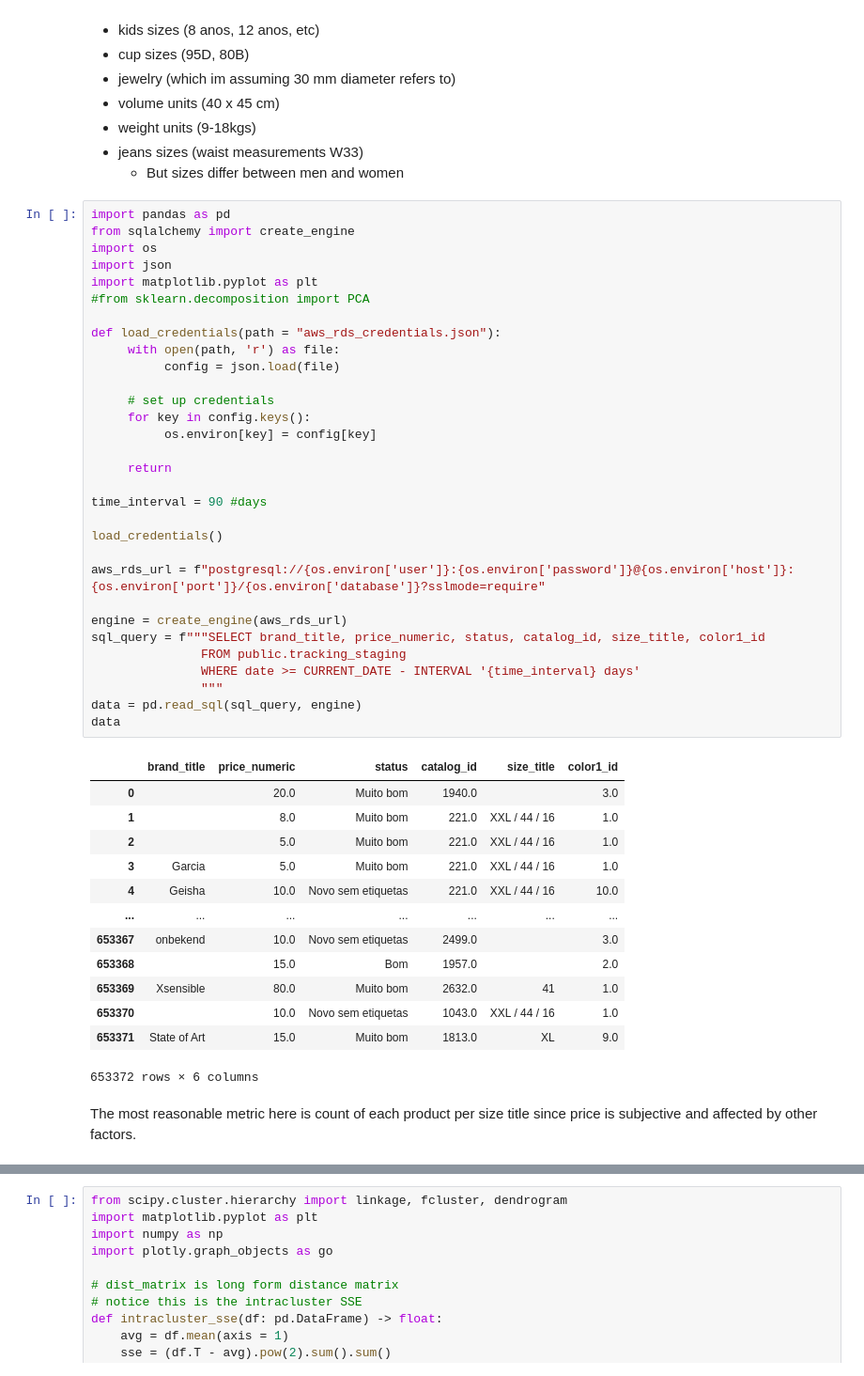
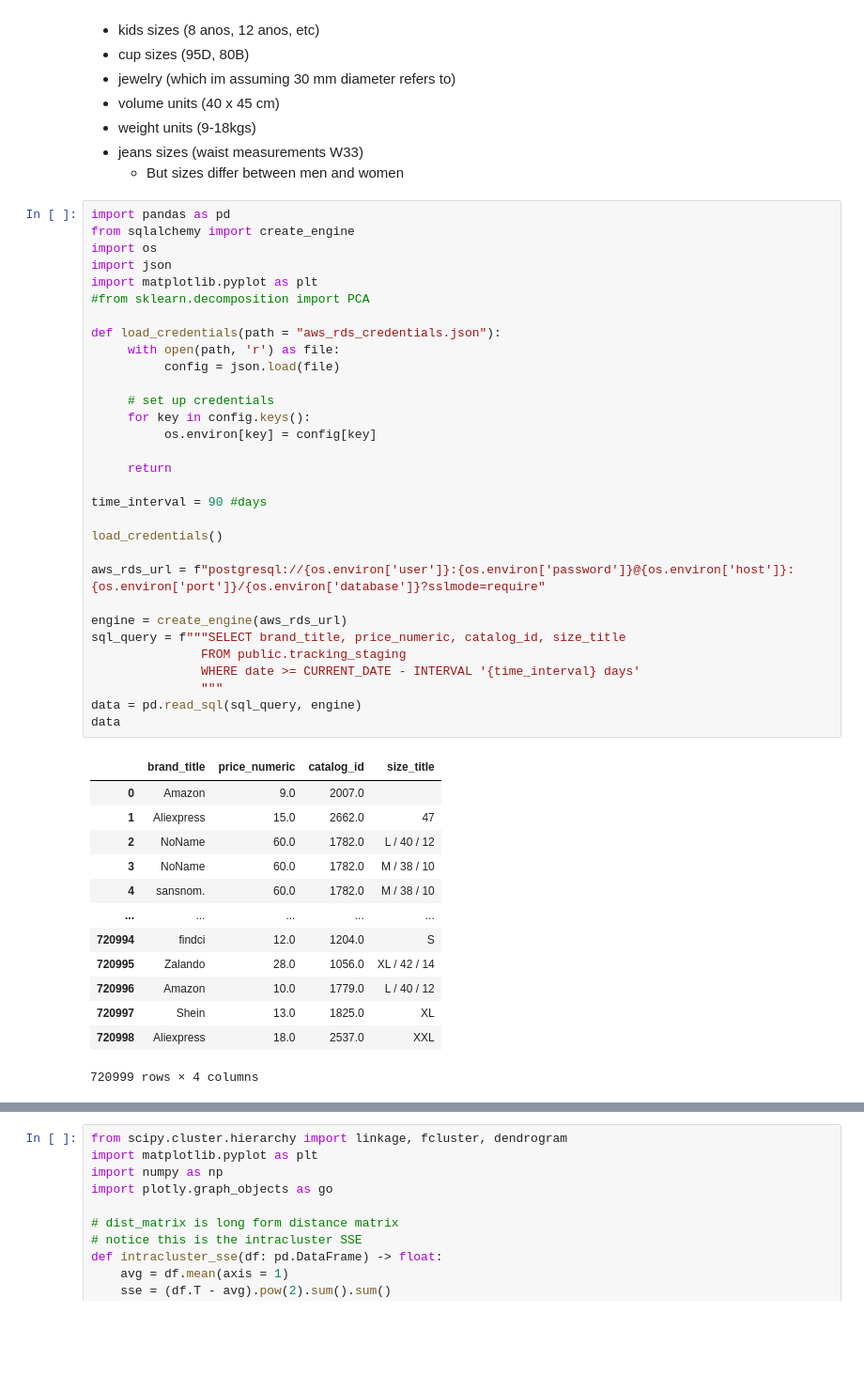
Before and after one commit to lmao420blazeit/vinted-streamlit-container, a Jupyter notebook: notebooks/catalog_clustering.ipynb, the cells around one changed output, grey strips where cells are left out. Shown at 94% size. Drawn from its saved outputs; the diff is of its cells as text; blank space fills up the shorter version.

Commit message:
documenting catalog_clustering

```diff
--- a/notebooks/catalog_clustering.ipynb
+++ b/notebooks/catalog_clustering.ipynb
@@ -36,46 +36,44 @@ As an example:
 import pandas as pd
 from sqlalchemy import create_engine
 import os
 import json
 import matplotlib.pyplot as plt
 #from sklearn.decomposition import PCA
 
 def load_credentials(path = "aws_rds_credentials.json"):
      with open(path, 'r') as file:
           config = json.load(file)
 
      # set up credentials
      for key in config.keys():
           os.environ[key] = config[key]
 
      return
 
 time_interval = 90 #days
 
 load_credentials()
 
 aws_rds_url = f"postgresql://{os.environ['user']}:{os.environ['password']}@{os.environ['host']}:{os.environ['port']}/{os.environ['database']}?sslmode=require"
 
 engine = create_engine(aws_rds_url)
-sql_query = f"""SELECT brand_title, price_numeric, status, catalog_id, size_title, color1_id
+sql_query = f"""SELECT brand_title, price_numeric, catalog_id, size_title
                FROM public.tracking_staging
                WHERE date >= CURRENT_DATE - INTERVAL '{time_interval} days'
                """
 data = pd.read_sql(sql_query, engine)
 data
 # %% [output]
-|  | brand_title | price_numeric | status | catalog_id | size_title | color1_id |
-| 0 |  | 20.0 | Muito bom | 1940.0 |  | 3.0 |
-| 1 |  | 8.0 | Muito bom | 221.0 | XXL / 44 / 16 | 1.0 |
-| 2 |  | 5.0 | Muito bom | 221.0 | XXL / 44 / 16 | 1.0 |
-| 3 | Garcia | 5.0 | Muito bom | 221.0 | XXL / 44 / 16 | 1.0 |
-| 4 | Geisha | 10.0 | Novo sem etiquetas | 221.0 | XXL / 44 / 16 | 10.0 |
-| ... | ... | ... | ... | ... | ... | ... |
-| 653367 | onbekend | 10.0 | Novo sem etiquetas | 2499.0 |  | 3.0 |
-| 653368 |  | 15.0 | Bom | 1957.0 |  | 2.0 |
-| 653369 | Xsensible | 80.0 | Muito bom | 2632.0 | 41 | 1.0 |
-| 653370 |  | 10.0 | Novo sem etiquetas | 1043.0 | XXL / 44 / 16 | 1.0 |
-| 653371 | State of Art | 15.0 | Muito bom | 1813.0 | XL | 9.0 |
+|  | brand_title | price_numeric | catalog_id | size_title |
+| 0 | Amazon | 9.0 | 2007.0 |  |
+| 1 | Aliexpress | 15.0 | 2662.0 | 47 |
+| 2 | NoName | 60.0 | 1782.0 | L / 40 / 12 |
+| 3 | NoName | 60.0 | 1782.0 | M / 38 / 10 |
+| 4 | sansnom. | 60.0 | 1782.0 | M / 38 / 10 |
+| ... | ... | ... | ... | ... |
+| 720994 | findci | 12.0 | 1204.0 | S |
+| 720995 | Zalando | 28.0 | 1056.0 | XL / 42 / 14 |
+| 720996 | Amazon | 10.0 | 1779.0 | L / 40 / 12 |
+| 720997 | Shein | 13.0 | 1825.0 | XL |
+| 720998 | Aliexpress | 18.0 | 2537.0 | XXL |
-653372 rows × 6 columns
+720999 rows × 4 columns
-# %% [markdown]
-The most reasonable metric here is count of each product per size title since price is subjective and affected by other factors.
```
Also changed, not shown: parts of 16 cells of this notebook, 3 other files.
